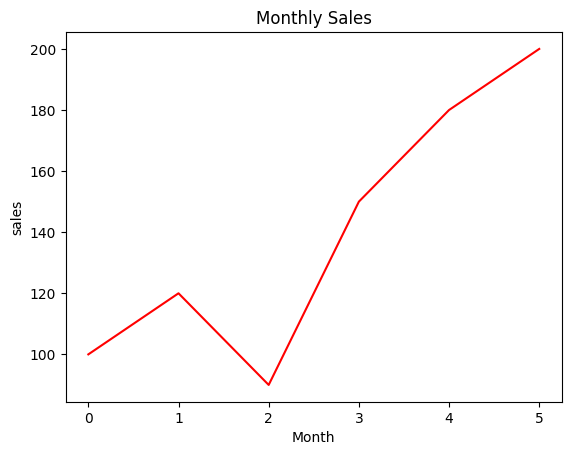
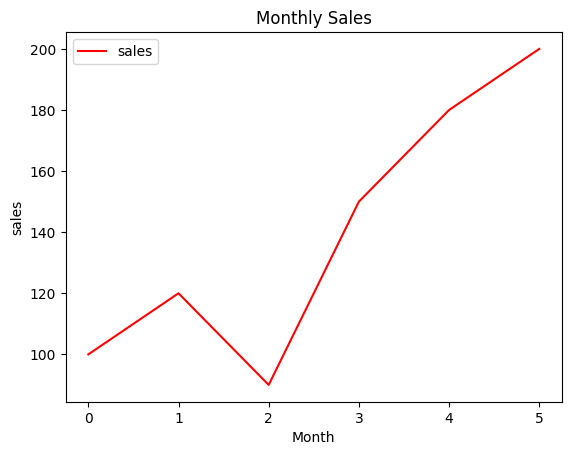
The change to this notebook cell's code, shown as a diff; its figure went from the first image to the second:
--- before
+++ after
@@ -1,6 +1,7 @@
 # Q1. Sales ka line chart banao.
-plt.plot(df["sales"],color="red")
+plt.plot(df["sales"],color="red",label="sales")
 plt.xlabel("Month")
 plt.ylabel("sales")
 plt.title("Monthly Sales")
+plt.legend()
 plt.show()

Commit: matplotlib practice